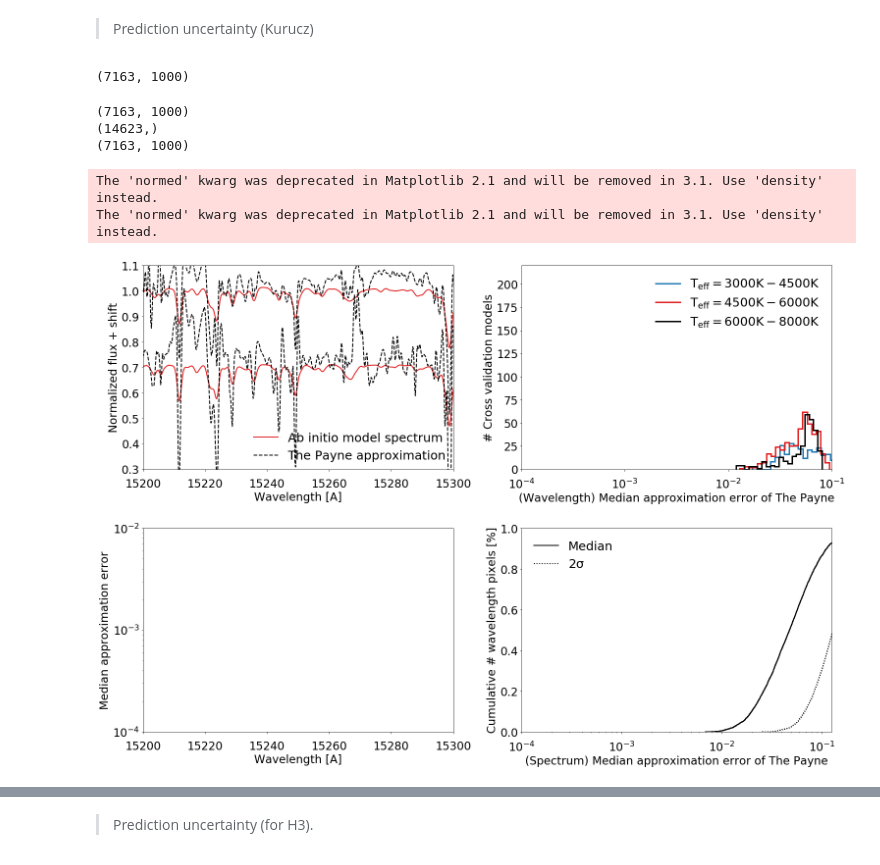
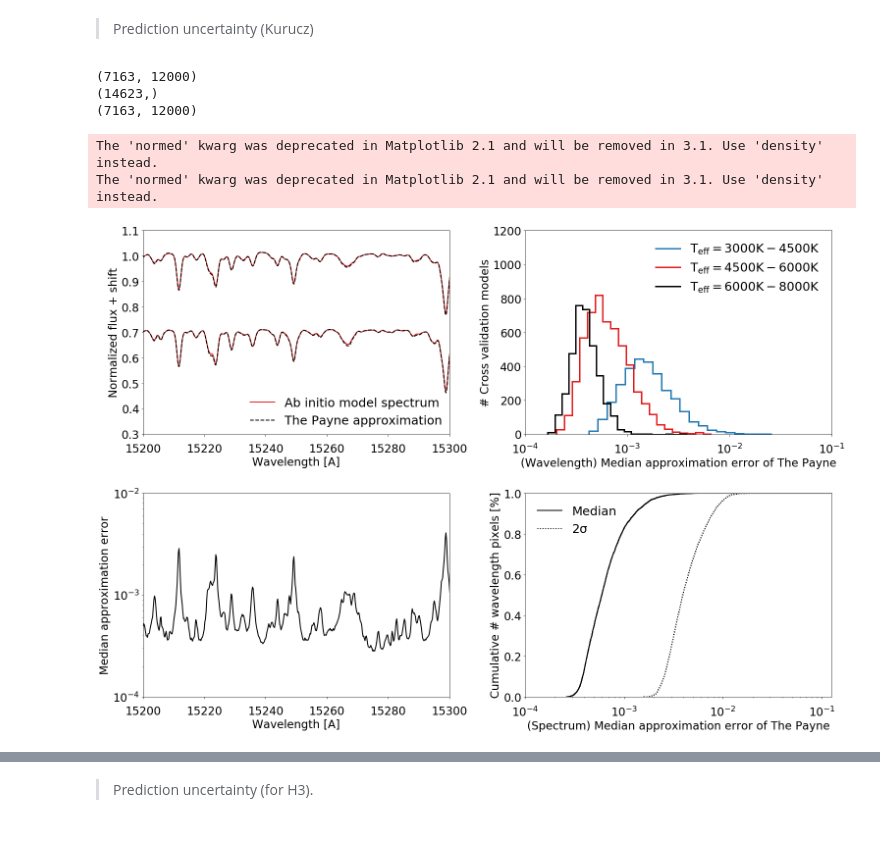
Before and after one commit to tingyuansen/IMLE_on_Galaxy_Images, a Jupyter notebook: IMLE.ipynb, the cells around one changed output, grey strips where cells are left out. Cells and saved outputs as stored; diff of their text form; code cells hidden in the pictures.

```diff
--- a/IMLE.ipynb
+++ b/IMLE.ipynb
@@ -296,11 +296,6 @@ ax.set_yscale('log')
 plt.plot(mse_err_array)
 # %% [markdown]
 > Prediction uncertainty (Kurucz)
-# %%
-predict_flux_array = np.load("../predict_flux_array.npy").T
-print(predict_flux_array.shape)
-# %% [output]
-(7163, 1000)
 # %%
 # restore wavelength
 temp = np.load("../apogee_windows.npz")
@@ -312,7 +307,7 @@ wavelength_template = temp["filter_wavelength"][:7163]
 #Y_u_all = temp["data_np"].T
 #predict_flux_array = temp["samples_np"].T
 
-predict_flux_array = np.load("../predict_flux_array.npy").T
+predict_flux_array = np.load("../predict_flux_array_kurucz_training.npy")
 print(predict_flux_array.shape)
 
 temp = np.load("../ind_shuffle_kurucz.npz")
@@ -324,11 +319,12 @@ print(ind_shuffle.shape)
 temp = np.load("../mock_all_spectra_no_noise_resample_prior_large.npz")
 #labels_array = temp["labels"][:,:Y_u_all.shape[1]]
 
-labels_array = temp["labels"][:,ind_shuffle][:,:1000]
-Y_u_all = temp["spectra"].T[:7163,:][:,ind_shuffle][:,:1000]
+labels_array = temp["labels"][:,ind_shuffle][:,:12000]
+Y_u_all = temp["spectra"].T[:7163,:][:,ind_shuffle][:,:12000]
 print(Y_u_all.shape)
 
 # calculate flux deviation
+copy2= np.abs(Y_u_all - predict_flux_array)
 flux_deviate = np.median(np.abs(Y_u_all - predict_flux_array),axis=1)
 max_deviate = np.percentile(np.abs(Y_u_all - predict_flux_array),95,axis=1)
 median_deviate = np.median(np.abs(Y_u_all - predict_flux_array),axis=0)
@@ -417,8 +413,8 @@ ax.tick_params(axis='x', pad=15);
 
 # set the range
 plt.xlim([-4,-1.])
-plt.ylim([0,220])
-#plt.ylim([0,1200])
+#plt.ylim([0,220])
+plt.ylim([0,1200])
 
 # set the range
 plt.xticks([-4,-3,-2,-1],\
@@ -469,33 +465,33 @@ ax.set_xscale('log');
 
 #-------------------------------------------------------------------------------------------------
 # add end points
 flux_deviate = np.concatenate([flux_deviate,[1.]])
 max_deviate = np.concatenate([max_deviate,[1.]])
 
 # plot result
 plt.hist(flux_deviate,\
          histtype="step", cumulative=True, normed=True,\
          bins=10000000, lw=2, color="black")
 plt.hist(max_deviate,\
          histtype="step", cumulative=True, normed=True,\
          bins=10000000, lw=2, color="black", ls=":")
 
 # add legend
 l3, = plt.plot([-999,-999.1],[-999,-999.1], color="black", lw=2, ls="-", label="Median")
 l4, = plt.plot([-999,-999.1],[-999,-999.1], color="black", lw=2, ls=":", label=r"$\mathregular{2\sigma}$")
 
 plt.legend(loc="upper left",\
            fontsize=25, frameon=False, borderpad=0.5, labelspacing=0.5)
 
 
 #===============================================================================================
 # save figure
 plt.tight_layout()
 plt.savefig("../Fig4.pdf")
 # %% [output]
-(7163, 1000)
+(7163, 12000)
 (14623,)
-(7163, 1000)
+(7163, 12000)
 The 'normed' kwarg was deprecated in Matplotlib 2.1 and will be removed in 3.1. Use 'density' instead.
 The 'normed' kwarg was deprecated in Matplotlib 2.1 and will be removed in 3.1. Use 'density' instead.
-[figure, old version]
+[figure, new version]
```
Also changed, not shown: parts of 1 cell of this notebook.
